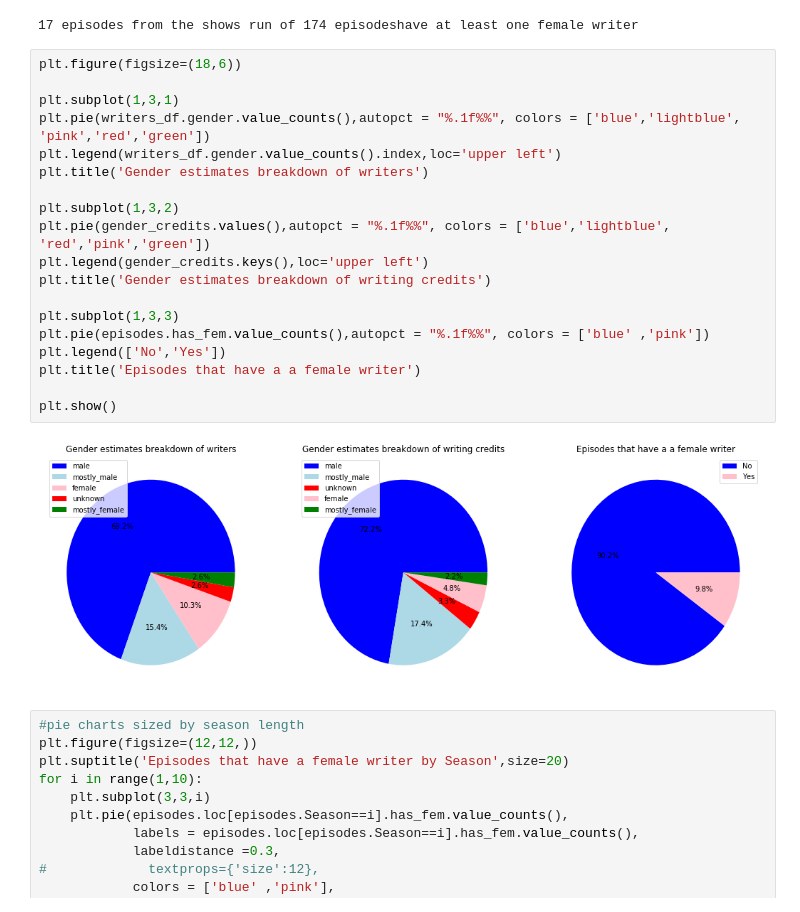
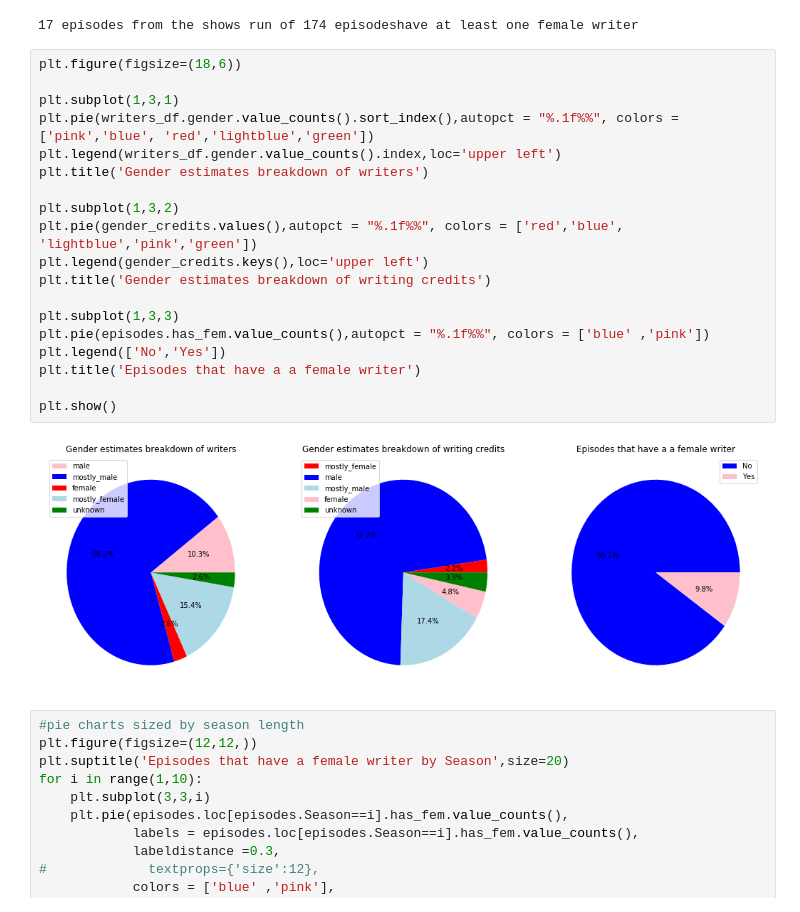
Before and after one commit to ktzioumis/The-Seinfeld, a Jupyter notebook: The-Seinfeld.ipynb, the cells around one changed output. Drawn from its saved outputs; the diff is of its cells as text.

```diff
--- a/The-Seinfeld.ipynb
+++ b/The-Seinfeld.ipynb
@@ -412,24 +412,24 @@ See the caveats in the documentation: http://pandas.pydata.org/pandas-docs/stabl
 # %%
 plt.figure(figsize=(18,6))
 
 plt.subplot(1,3,1)
-plt.pie(writers_df.gender.value_counts(),autopct = "%.1f%%", colors = ['blue','lightblue', 'pink','red','green'])
+plt.pie(writers_df.gender.value_counts().sort_index(),autopct = "%.1f%%", colors = ['pink','blue', 'red','lightblue','green'])
 plt.legend(writers_df.gender.value_counts().index,loc='upper left')
 plt.title('Gender estimates breakdown of writers')
 
 plt.subplot(1,3,2)
-plt.pie(gender_credits.values(),autopct = "%.1f%%", colors = ['blue','lightblue', 'red','pink','green'])
+plt.pie(gender_credits.values(),autopct = "%.1f%%", colors = ['red','blue', 'lightblue','pink','green'])
 plt.legend(gender_credits.keys(),loc='upper left')
 plt.title('Gender estimates breakdown of writing credits')
 
 plt.subplot(1,3,3)
 plt.pie(episodes.has_fem.value_counts(),autopct = "%.1f%%", colors = ['blue' ,'pink'])
 plt.legend(['No','Yes'])
 plt.title('Episodes that have a a female writer')
 
 plt.show()
 # %% [output]
-[figure, old version]
+[figure, new version]
 # %%
 #pie charts sized by season length
 plt.figure(figsize=(12,12,))
```
Also changed, not shown: parts of 15 cells of this notebook, 9 other files.
